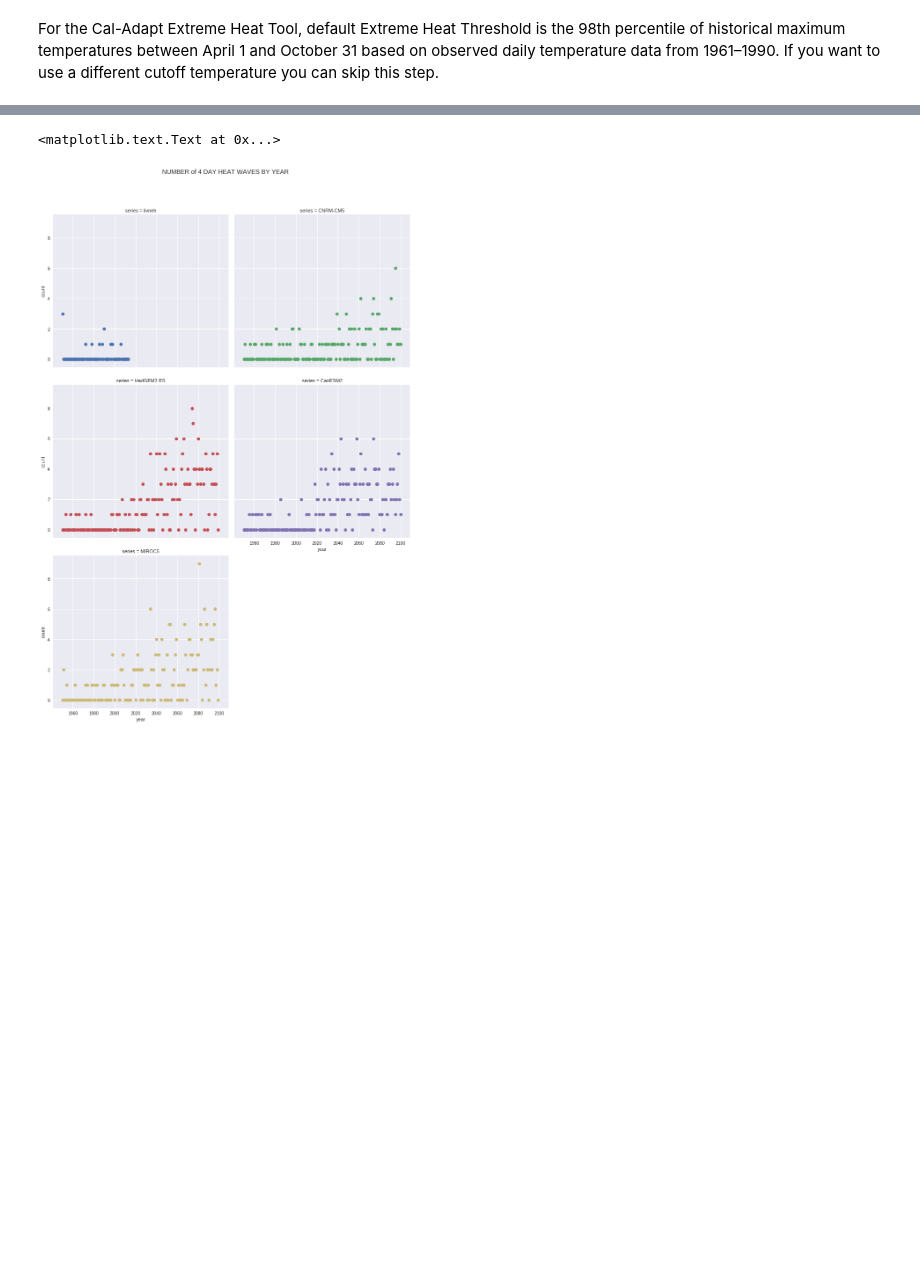
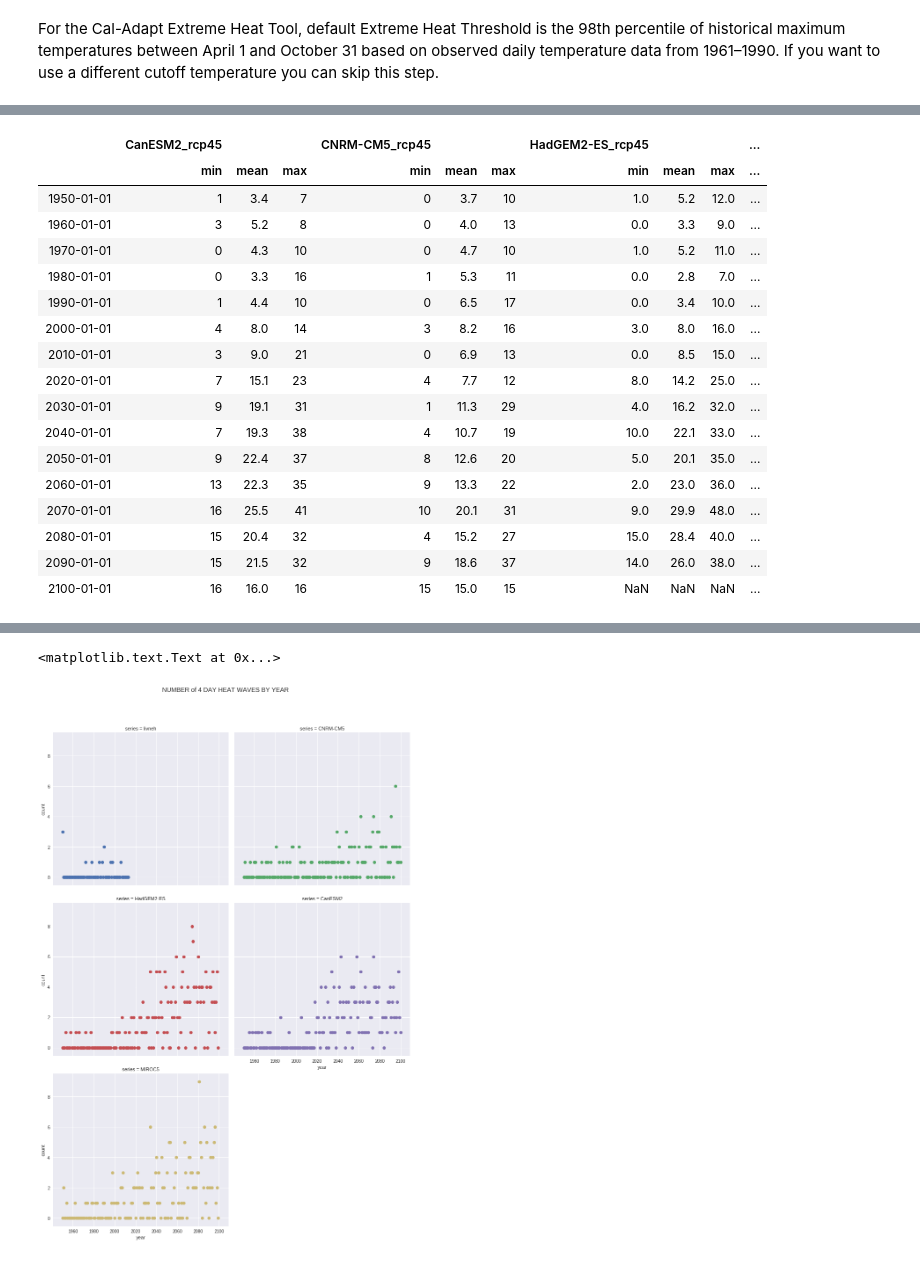
Before and after one commit to berkeley-gif/caladapt-docs, a Jupyter notebook: cookbook/daily_data_extreme_heat.ipynb, the cells around one changed output, grey strips where cells are left out. Drawn from its saved outputs; the diff is of its cells as text; code cells hidden in the pictures; blank space fills up the shorter version.

```diff
--- a/cookbook/daily_data_extreme_heat.ipynb
+++ b/cookbook/daily_data_extreme_heat.ipynb
@@ -667,0 +259,21 @@ heat_waves
+# %%
+projcounts.resample('10AS').agg(['min', 'mean', 'max'])
+# %% [output]
+|  | CanESM2_rcp45 |  |  | CNRM-CM5_rcp45 |  |  | HadGEM2-ES_rcp45 |  |  | ... |
+|  | min | mean | max | min | mean | max | min | mean | max | ... |
+| 1950-01-01 | 1 | 3.4 | 7 | 0 | 3.7 | 10 | 1.0 | 5.2 | 12.0 | ... |
+| 1960-01-01 | 3 | 5.2 | 8 | 0 | 4.0 | 13 | 0.0 | 3.3 | 9.0 | ... |
+| 1970-01-01 | 0 | 4.3 | 10 | 0 | 4.7 | 10 | 1.0 | 5.2 | 11.0 | ... |
+| 1980-01-01 | 0 | 3.3 | 16 | 1 | 5.3 | 11 | 0.0 | 2.8 | 7.0 | ... |
+| 1990-01-01 | 1 | 4.4 | 10 | 0 | 6.5 | 17 | 0.0 | 3.4 | 10.0 | ... |
+| 2000-01-01 | 4 | 8.0 | 14 | 3 | 8.2 | 16 | 3.0 | 8.0 | 16.0 | ... |
+| 2010-01-01 | 3 | 9.0 | 21 | 0 | 6.9 | 13 | 0.0 | 8.5 | 15.0 | ... |
+| 2020-01-01 | 7 | 15.1 | 23 | 4 | 7.7 | 12 | 8.0 | 14.2 | 25.0 | ... |
+| 2030-01-01 | 9 | 19.1 | 31 | 1 | 11.3 | 29 | 4.0 | 16.2 | 32.0 | ... |
+| 2040-01-01 | 7 | 19.3 | 38 | 4 | 10.7 | 19 | 10.0 | 22.1 | 33.0 | ... |
+| 2050-01-01 | 9 | 22.4 | 37 | 8 | 12.6 | 20 | 5.0 | 20.1 | 35.0 | ... |
+| 2060-01-01 | 13 | 22.3 | 35 | 9 | 13.3 | 22 | 2.0 | 23.0 | 36.0 | ... |
+| 2070-01-01 | 16 | 25.5 | 41 | 10 | 20.1 | 31 | 9.0 | 29.9 | 48.0 | ... |
+| 2080-01-01 | 15 | 20.4 | 32 | 4 | 15.2 | 27 | 15.0 | 28.4 | 40.0 | ... |
+| 2090-01-01 | 15 | 21.5 | 32 | 9 | 18.6 | 37 | 14.0 | 26.0 | 38.0 | ... |
+| 2100-01-01 | 16 | 16.0 | 16 | 15 | 15.0 | 15 | NaN | NaN | NaN | ... |
```
Also changed, not shown: parts of 77 cells of this notebook, 1 other file.
